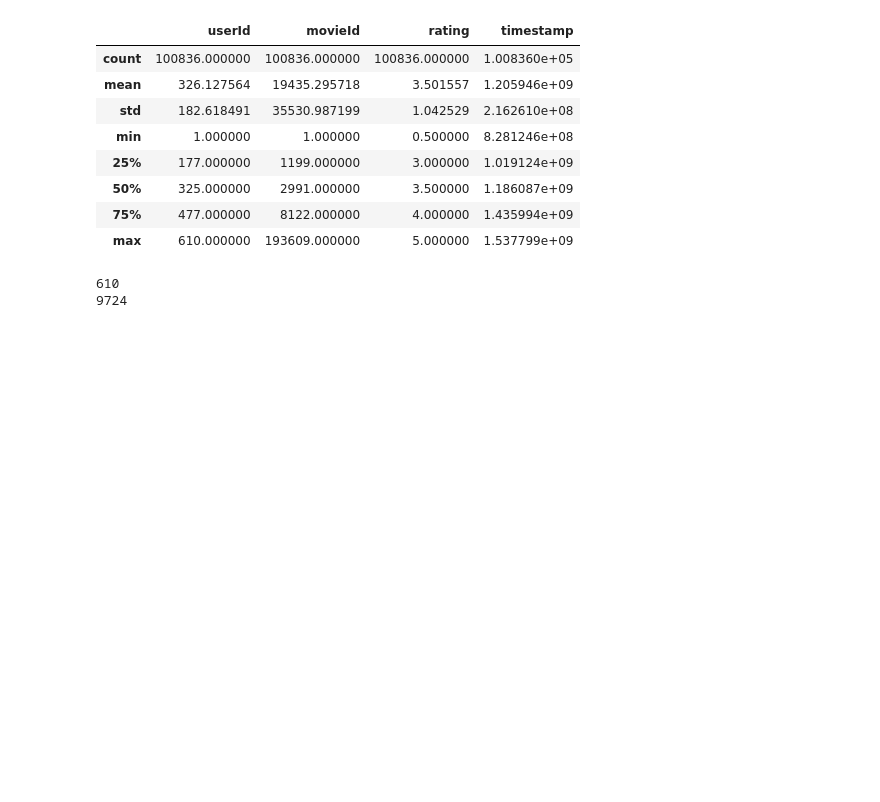
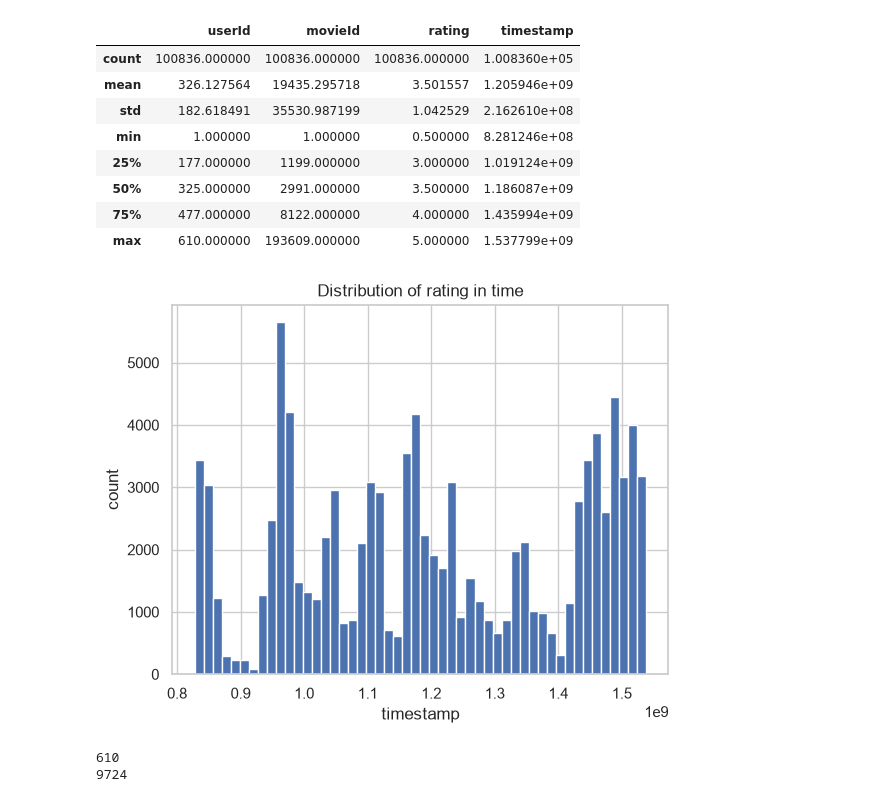
Before and after one commit to shosakaue0808/Movie_Recommendation_System, a Jupyter notebook: notebooks/data_analysis.ipynb, the cells around one changed output. Saved outputs shown, nothing was run; the diff lists cells and outputs as text; code cells hidden in the pictures; blank space fills up the shorter version.

```diff
--- a/notebooks/data_analysis.ipynb
+++ b/notebooks/data_analysis.ipynb
@@ -142,6 +144,14 @@ rating_df.describe()
 | 50% | 325.000000 | 2991.000000 | 3.500000 | 1.186087e+09 |
 | 75% | 477.000000 | 8122.000000 | 4.000000 | 1.435994e+09 |
 | max | 610.000000 | 193609.000000 | 5.000000 | 1.537799e+09 |
+# %%
+plt.hist(x = rating_df['timestamp'], bins=50)
+plt.xlabel('timestamp')
+plt.ylabel('count')
+plt.title('Distribution of rating in time')
+plt.show()
+# %% [output]
+[figure, added]
 # %%
 print(rating_df['userId'].nunique())
 print(rating_df['movieId'].nunique())
```
Also changed, not shown: parts of 4 cells of this notebook, 8 other files.
